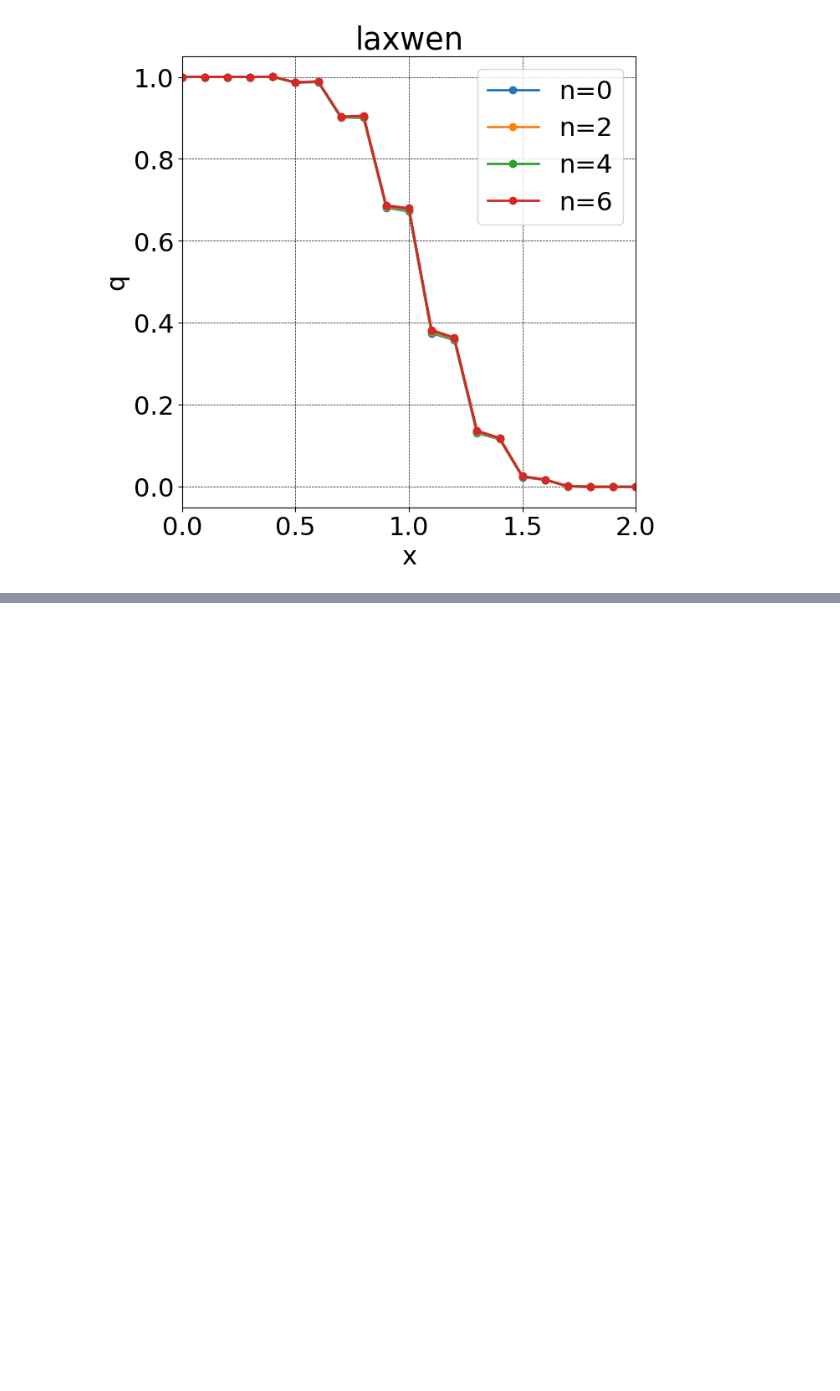
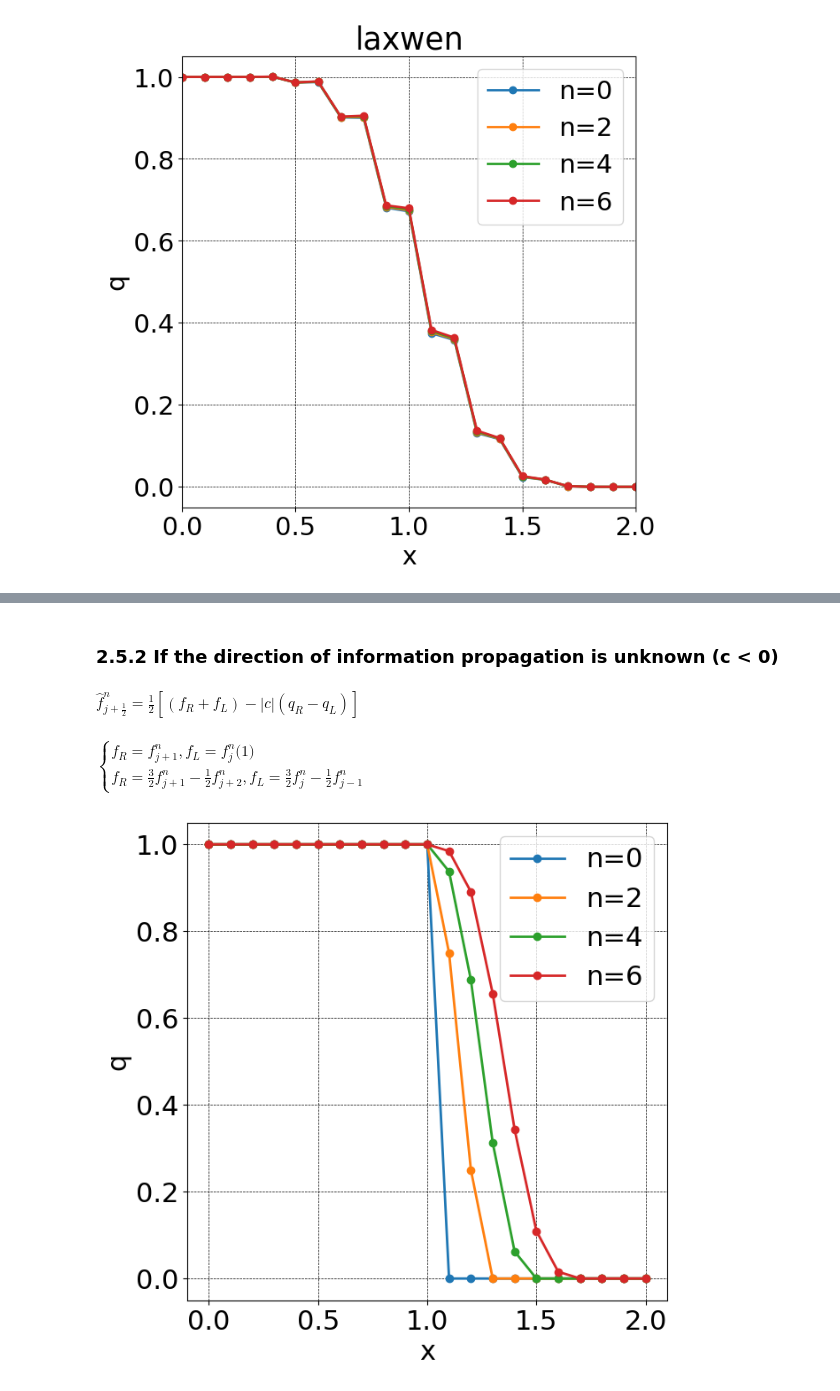
Before and after one commit to Saru1228/FluidDynamic, a Jupyter notebook: Chapter2.ipynb, the cells around one changed output, grey strips where cells are left out. Cells and saved outputs as stored; diff of their text form; code cells hidden in the pictures; blank space fills up the shorter version.

```diff
--- a/Chapter2.ipynb
+++ b/Chapter2.ipynb
@@ -411,0 +432,7 @@ do_compute(x,q,c,dt,dx,nmax,laxwen)
+# %% [markdown]
+### 2.5.2 If the direction of information propagation is unknown (c < 0)
+# %% [markdown]
+$\hat{f}_{j + \frac{1}{2}}^n = \frac{1}{2} [(f_R + f_L) - |c|(q_R -q_L)]$
+# %% [markdown]
+$\begin{cases} f_R = f_{j+1}^n, f_L = f_j^n \text{(1)}\\
+f_R = \frac{3}{2}f_{j+1}^n - \frac{1}{2}f_{j+2}^n , f_L = \frac{3}{2}f_{j}^n - \frac{1}{2}f_{j-1}^n \end{cases}$
@@ -411,0 +480,13 @@ do_compute(x,q,c,dt,dx,nmax,laxwen)
+# %%
+c =  1
+dt = 0.05
+dx = 0.1
+jmax = 21
+nmax = 6
+q1 = 1
+q2 = 0
+x,q = init(q1,q2,dx,jmax)
+
+do_computing(x,q,c,dt,dx,nmax,UPWIND1,order=1,interval=2)
+# %% [output]
+[figure, added]
```
Also changed, not shown: parts of 44 cells of this notebook.
